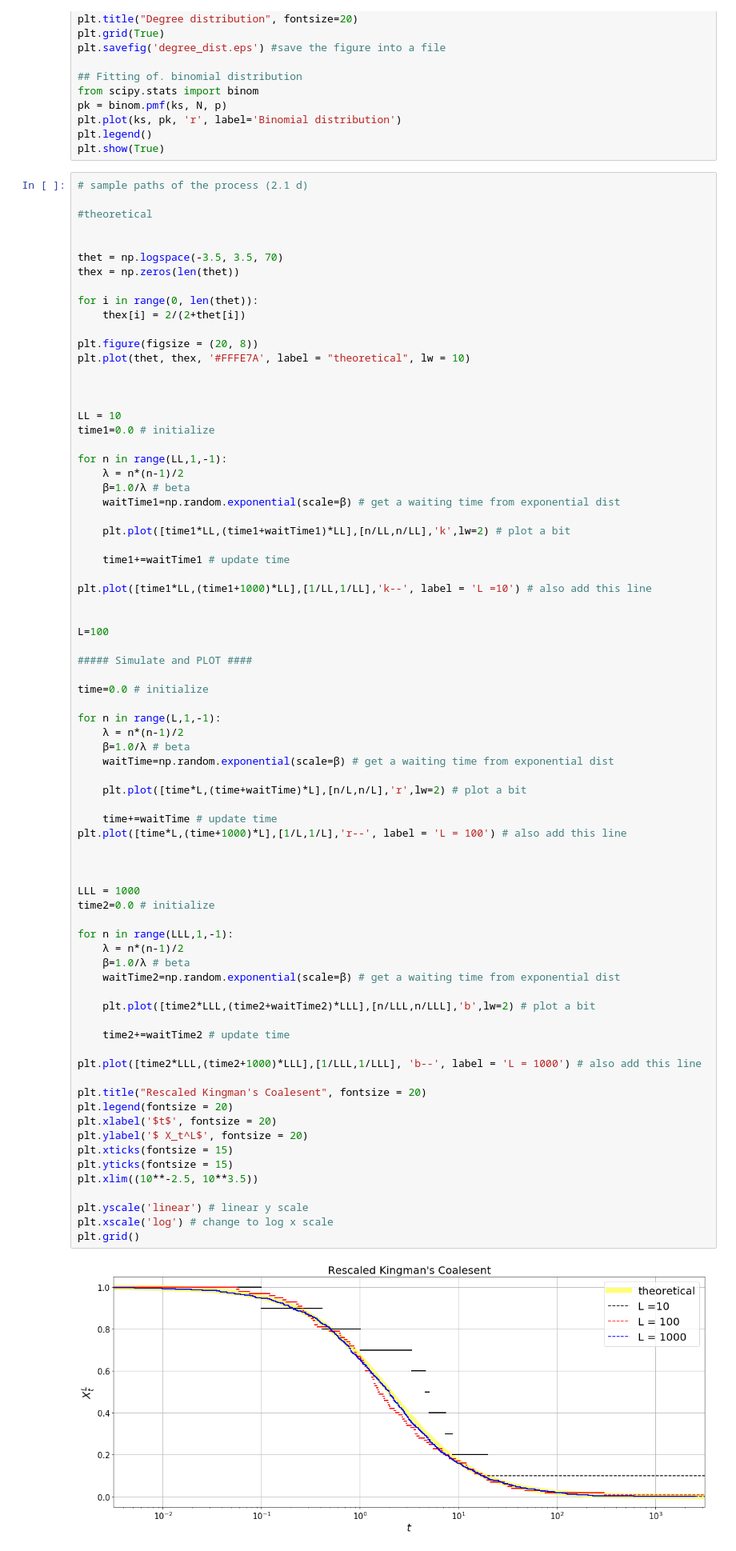
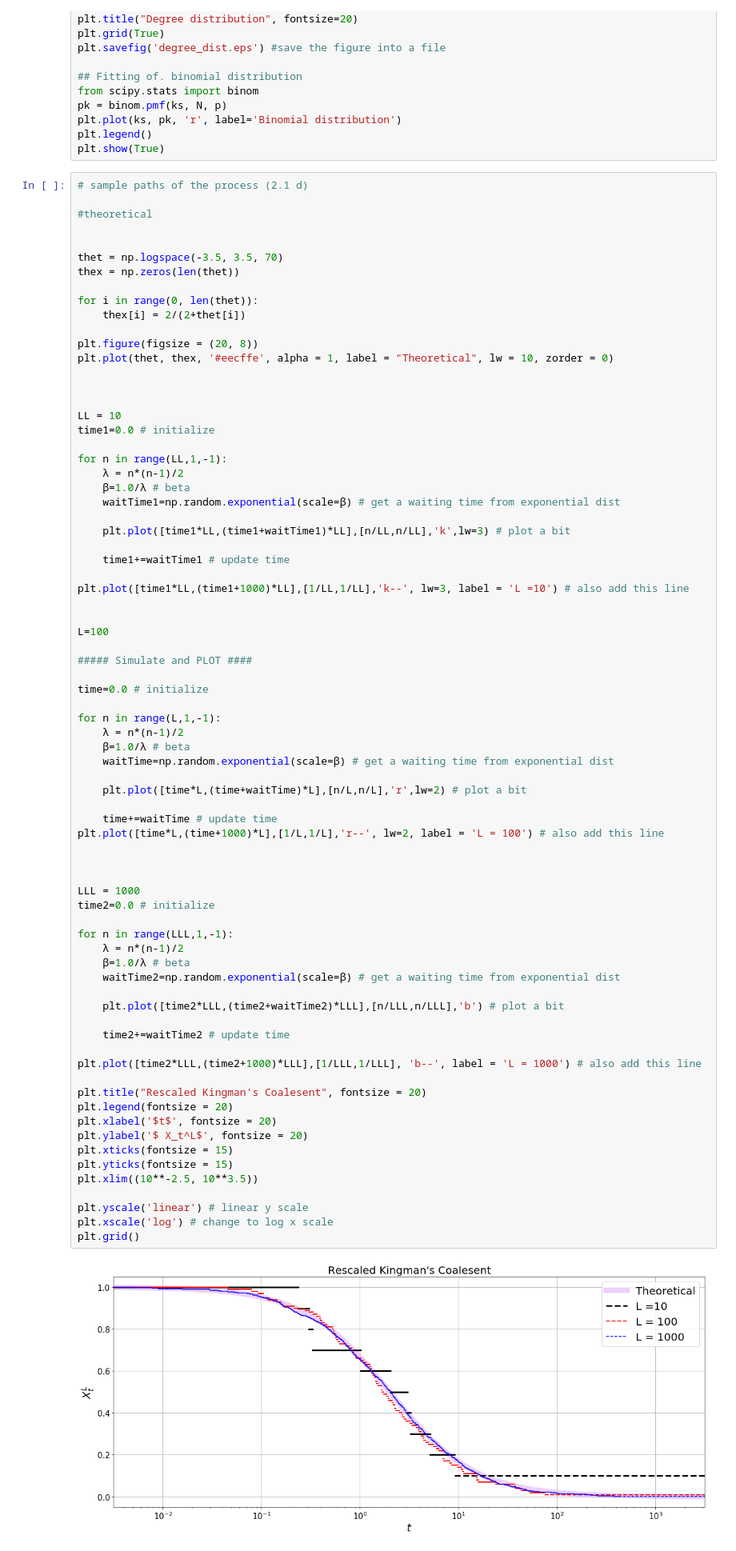
Before and after one commit to yziw/MA933, a Jupyter notebook: 2/ALL OF IT!!!.ipynb, the cells around one changed output. Shown at 80% size. Drawn from its saved outputs; the diff is of its cells as text.

```diff
--- a/2/ALL OF IT!!!.ipynb
+++ b/2/ALL OF IT!!!.ipynb
@@ -151,7 +156,7 @@ for i in range(0, len(thet)):
     thex[i] = 2/(2+thet[i])
 
 plt.figure(figsize = (20, 8))
-plt.plot(thet, thex, '#FFFE7A', label = "theoretical", lw = 10)
+plt.plot(thet, thex, '#eecffe', alpha = 1, label = "Theoretical", lw = 10, zorder = 0)
 
 
 
@@ -163,11 +168,11 @@ for n in range(LL,1,-1):
     β=1.0/λ # beta
     waitTime1=np.random.exponential(scale=β) # get a waiting time from exponential dist
 
-    plt.plot([time1*LL,(time1+waitTime1)*LL],[n/LL,n/LL],'k',lw=2) # plot a bit
+    plt.plot([time1*LL,(time1+waitTime1)*LL],[n/LL,n/LL],'k',lw=3) # plot a bit
 
     time1+=waitTime1 # update time
 
-plt.plot([time1*LL,(time1+1000)*LL],[1/LL,1/LL],'k--', label = 'L =10') # also add this line
+plt.plot([time1*LL,(time1+1000)*LL],[1/LL,1/LL],'k--', lw=3, label = 'L =10') # also add this line
 
 
 L=100
@@ -184,37 +189,37 @@ for n in range(L,1,-1):
     plt.plot([time*L,(time+waitTime)*L],[n/L,n/L],'r',lw=2) # plot a bit
 
     time+=waitTime # update time
-plt.plot([time*L,(time+1000)*L],[1/L,1/L],'r--', label = 'L = 100') # also add this line
+plt.plot([time*L,(time+1000)*L],[1/L,1/L],'r--', lw=2, label = 'L = 100') # also add this line
 
 
 
 LLL = 1000
 time2=0.0 # initialize
 
 for n in range(LLL,1,-1):
     λ = n*(n-1)/2
     β=1.0/λ # beta
     waitTime2=np.random.exponential(scale=β) # get a waiting time from exponential dist
 
-    plt.plot([time2*LLL,(time2+waitTime2)*LLL],[n/LLL,n/LLL],'b',lw=2) # plot a bit
+    plt.plot([time2*LLL,(time2+waitTime2)*LLL],[n/LLL,n/LLL],'b') # plot a bit
 
     time2+=waitTime2 # update time
 
 plt.plot([time2*LLL,(time2+1000)*LLL],[1/LLL,1/LLL], 'b--', label = 'L = 1000') # also add this line
 
 plt.title("Rescaled Kingman's Coalesent", fontsize = 20)
 plt.legend(fontsize = 20)
 plt.xlabel('$t$', fontsize = 20)
 plt.ylabel('$ X_t^L$', fontsize = 20)
 plt.xticks(fontsize = 15)
 plt.yticks(fontsize = 15)
 plt.xlim((10**-2.5, 10**3.5))
 
 plt.yscale('linear') # linear y scale
 plt.xscale('log') # change to log x scale
 plt.grid()
 # %% [output]
-[figure, old version]
+[figure, new version]
 # %%
 ##### Parameter/setup ######
 
```
Also changed, not shown: parts of 4 cells of this notebook, 10 other files.
